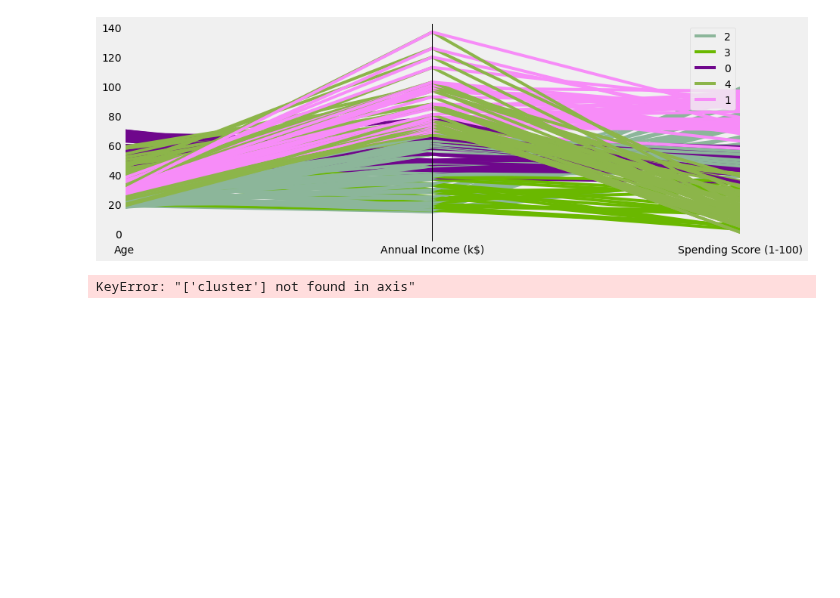
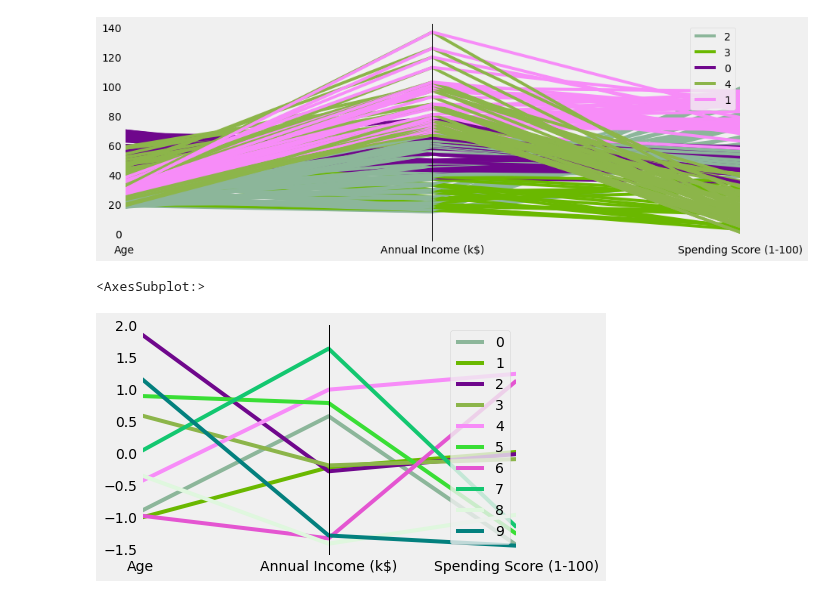
Before and after one commit to martinnss/Customer-Segmentation-with-KMeans-and-Affinity-Propagation, a Jupyter notebook: costumer_segmentation_kmeans.ipynb, the cells around one changed output. Drawn from its saved outputs; the diff is of its cells as text; code cells hidden in the pictures; blank space fills up the shorter version.

```diff
--- a/costumer_segmentation_kmeans.ipynb
+++ b/costumer_segmentation_kmeans.ipynb
@@ -205,9 +205,13 @@ plt.show()
 # %%
 #PARA VISUALIZAR MEJOR OCUPAR ESTO PQ SE GRAFICAN LOS CENTROIDES Y SE EENTIENDE MUUCHO MEJOR
 # Create a data frame containing our centroids
-data.drop(columns=['cluster'],inplace=True)
 #centroids = pd.DataFrame(kmeans.cluster_centers_,columns=data.columns)
 #centroids['cluster'] = centroids.index
-xd='pruebaaaaaa'
+data.drop(columns=['cluster'],inplace=True)
-# %% [output]
-KeyError: "['cluster'] not found in axis"
+# %%
+centroids = pd.DataFrame(kmeans.cluster_centers_,columns=data.columns)
+centroids['cluster'] = centroids.index
+pd.plotting.parallel_coordinates(centroids,'cluster')
+# %% [output]
+<AxesSubplot:>
+[figure, added]
```
